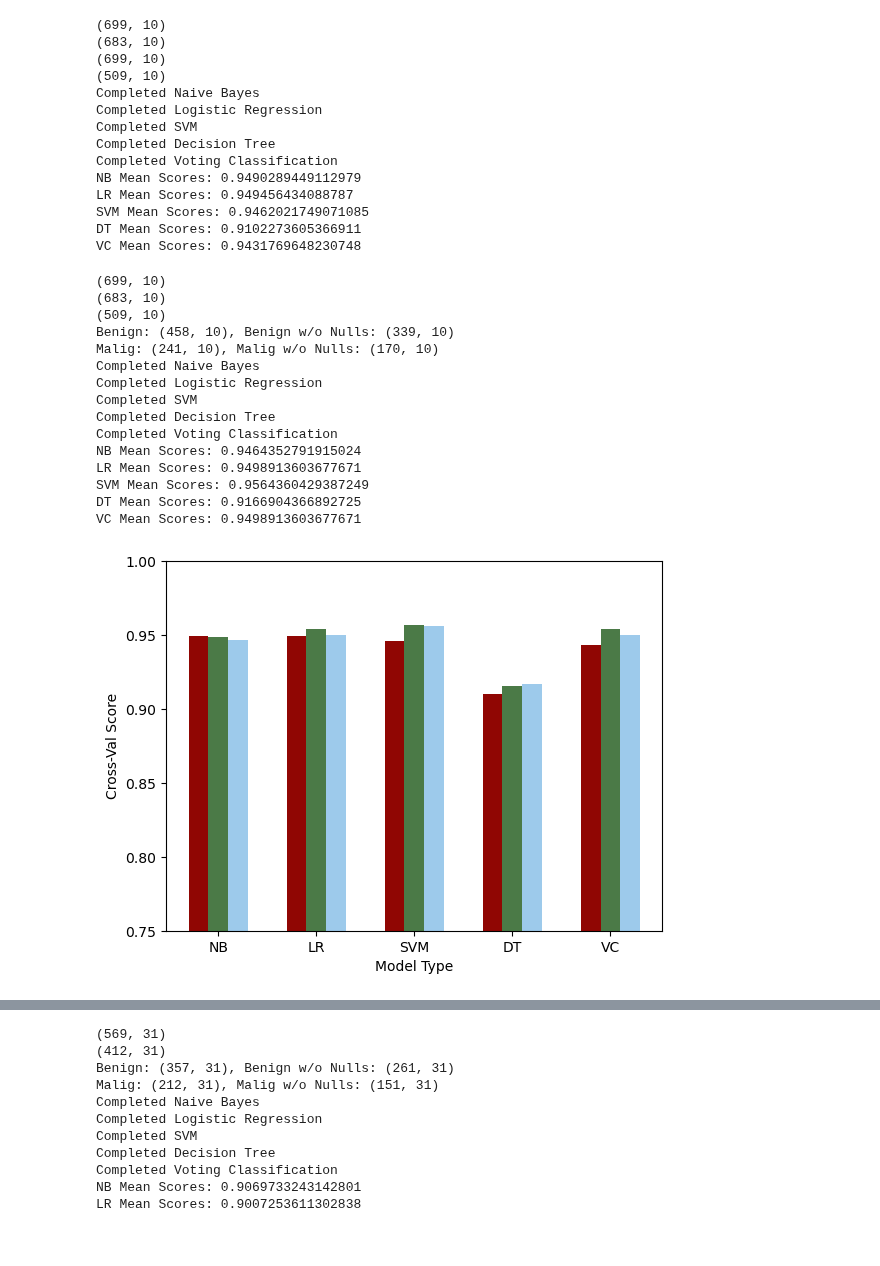
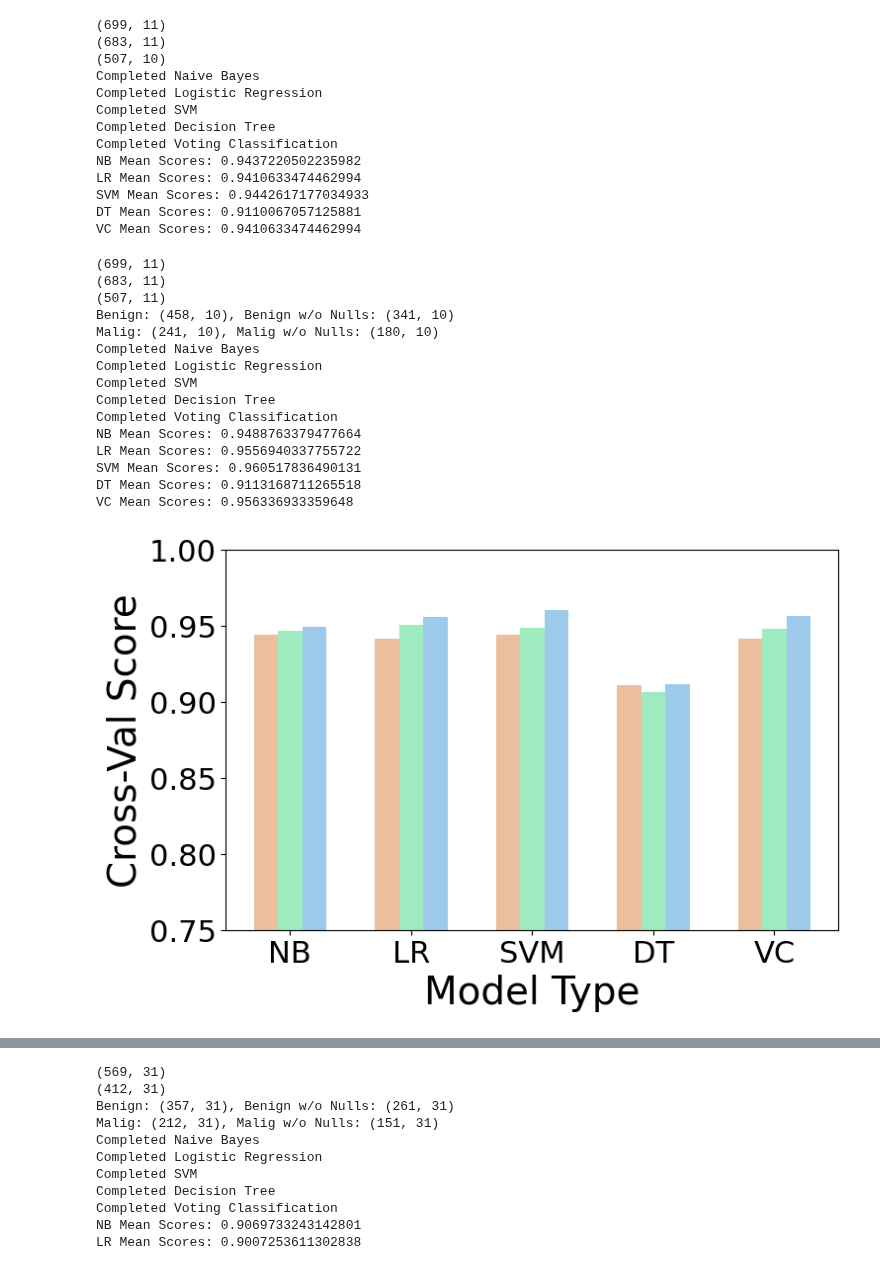
Before and after one commit to sprice134/MQP-2023, a Jupyter notebook: Code/Wole-Paper1/finalVersions/augmentationNullF1CrossVal.ipynb, the cells around one changed output, grey strips where cells are left out. Drawn from its saved outputs; the diff is of its cells as text; code cells hidden in the pictures; blank space fills up the shorter version.

Commit message:
Improved Data Collection added Features

```diff
--- a/Code/Wole-Paper1/finalVersions/augmentationNullF1CrossVal.ipynb
+++ b/Code/Wole-Paper1/finalVersions/augmentationNullF1CrossVal.ipynb
@@ -289,4 +319,15 @@ y = finalDataset[finalDataset.columns[-1]]
 
 meanNBWBC, meanLogWBC, meanSVMWBC, meanDTWBC, meanVoteWBC = trainF1CrossValModels(X, y, 10)
 printOutputs(meanNBWBC, meanLogWBC, meanSVMWBC, meanDTWBC, meanVoteWBC)
+
+
+
+bening_imputer = SimpleImputer(missing_values=np.nan, strategy='mean')
+bening_imputer = bening_imputer.fit(df)
+df = pd.DataFrame(bening_imputer.transform(df), columns=cols)
+print('New DF Shape: {}'.format(df.shape))
+X = df[df.columns[1:-1]]
+y = df[df.columns[-1]]
+meanNBWBC, meanLogWBC, meanSVMWBC, meanDTWBC, meanVoteWBC = trainF1CrossValModels(X, y, 10)
+printOutputs(meanNBWBC, meanLogWBC, meanSVMWBC, meanDTWBC, meanVoteWBC)
 # %% [output]
@@ -299,32 +354,33 @@ np.random.seed(42)
 df, cols = prepWBC()
 df, cols = removeAtRandom(df, cols, 0.33)
 
-print(df.shape)
 finalDataset = df.dropna()
+finalDataset.columns = cols
+finalDataset = finalDataset[cols[1:]]
 print(finalDataset.shape)
 
 for i in finalDataset:
     finalDataset[i] = finalDataset[i].astype(np.int)
+
 X = finalDataset[finalDataset.columns[:-1]]
 y = finalDataset[finalDataset.columns[-1]]
 
 removeNBWBC, removeLogWBC, removeSVMWBC, removeDTWBC, removeVoteWBC = trainF1CrossValModels(X, y, 10)
 printOutputs(removeNBWBC, removeLogWBC, removeSVMWBC, removeDTWBC, removeVoteWBC)
 # %% [output]
-(699, 10)
-(683, 10)
-(699, 10)
-(509, 10)
+(699, 11)
+(683, 11)
+(507, 10)
 Completed Naive Bayes
 Completed Logistic Regression
 Completed SVM
 Completed Decision Tree
 Completed Voting Classification
-NB Mean Scores: 0.9490289449112979
-LR Mean Scores: 0.949456434088787
-SVM Mean Scores: 0.9462021749071085
-DT Mean Scores: 0.9102273605366911
-VC Mean Scores: 0.9431769648230748
+NB Mean Scores: 0.9437220502235982
+LR Mean Scores: 0.9410633474462994
+SVM Mean Scores: 0.9442617177034933
+DT Mean Scores: 0.9110067057125881
+VC Mean Scores: 0.9410633474462994
 # %%
 random.seed(42)
 np.random.seed(42)
@@ -347,47 +403,47 @@ y = finalDataset[finalDataset.columns[-1]]
 synNBWBC, synLogWBC, synSVMWBC, synDTWBC, synVoteWBC = trainF1CrossValModels(X, y, 10)
 printOutputs(synNBWBC, synLogWBC, synSVMWBC, synDTWBC, synVoteWBC)
 # %% [output]
-(699, 10)
-(683, 10)
-(509, 10)
-Benign: (458, 10), Benign w/o Nulls: (339, 10)
-Malig: (241, 10), Malig w/o Nulls: (170, 10)
+(699, 11)
+(683, 11)
+(507, 11)
+Benign: (458, 10), Benign w/o Nulls: (341, 10)
+Malig: (241, 10), Malig w/o Nulls: (180, 10)
 Completed Naive Bayes
 Completed Logistic Regression
 Completed SVM
 Completed Decision Tree
 Completed Voting Classification
-NB Mean Scores: 0.9464352791915024
-LR Mean Scores: 0.9498913603677671
-SVM Mean Scores: 0.9564360429387249
-DT Mean Scores: 0.9166904366892725
-VC Mean Scores: 0.9498913603677671
+NB Mean Scores: 0.9488763379477664
+LR Mean Scores: 0.9556940337755722
+SVM Mean Scores: 0.960517836490131
+DT Mean Scores: 0.9113168711265518
+VC Mean Scores: 0.956336933359648
 # %%
 X_vals = ['NB','LR','SVM', 'DT', 'VC']
 X_axis = np.arange(len(X_vals))
 
 wbc_remove = [np.mean(removeNBWBC), np.mean(removeLogWBC), np.mean(removeSVMWBC),
         np.mean(removeDTWBC), np.mean(removeVoteWBC)]
 wbc_mean = [np.mean(meanNBWBC), np.mean(meanLogWBC), np.mean(meanSVMWBC),
         np.mean(meanDTWBC), np.mean(meanVoteWBC)]
 wbc_syn = [np.mean(synNBWBC), np.mean(synLogWBC), np.mean(synSVMWBC),
         np.mean(synDTWBC), np.mean(synVoteWBC)]
 
 
-plt.bar(X_axis - 0.2, wbc_remove, 0.2, label = 'Imbalanced Data', color='#900603')
-plt.bar(X_axis - 0.0, wbc_mean, 0.2, label = 'Smote Data\n(From Imbalanced)', color='#4B7A47')
+plt.bar(X_axis - 0.2, wbc_remove, 0.2, label = 'Imbalanced Data', color='#ebbe9d')
+plt.bar(X_axis - 0.0, wbc_mean, 0.2, label = 'Smote Data\n(From Imbalanced)', color='#9debbe')
 plt.bar(X_axis + 0.2, wbc_syn, 0.2, label = 'Synethic Data\n(From Imbalanced)', color='#9DCAEB')
 plt.xticks(X_axis, X_vals)
 plt.xlabel("Model Type")
 plt.ylabel("Cross-Val Score")
 plt.ylim(0.75,1)
 plt.rcParams["figure.figsize"] = (8, 5)
 plt.rcParams.update({'font.size': 28})
 plt.rc('xtick', labelsize=22)
 plt.rc('ytick', labelsize=22)
 plt.show()
 # %% [output]
-[figure, old version]
+[figure, new version]
 # %%
 random.seed(42)
 np.random.seed(42)
```
Also changed, not shown: parts of 11 cells of this notebook, 18 other files.
